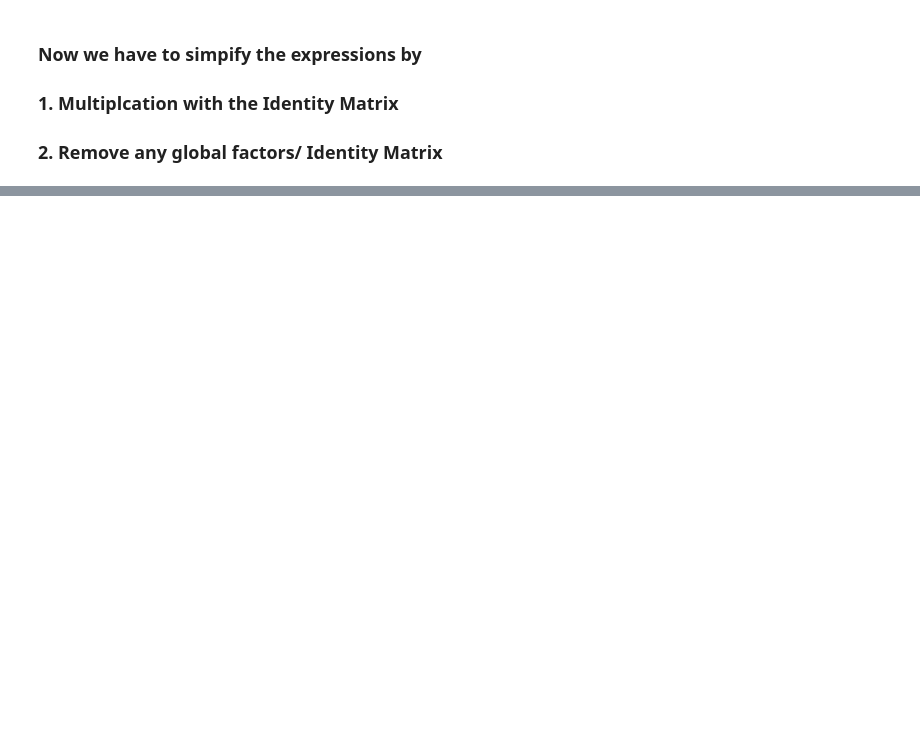
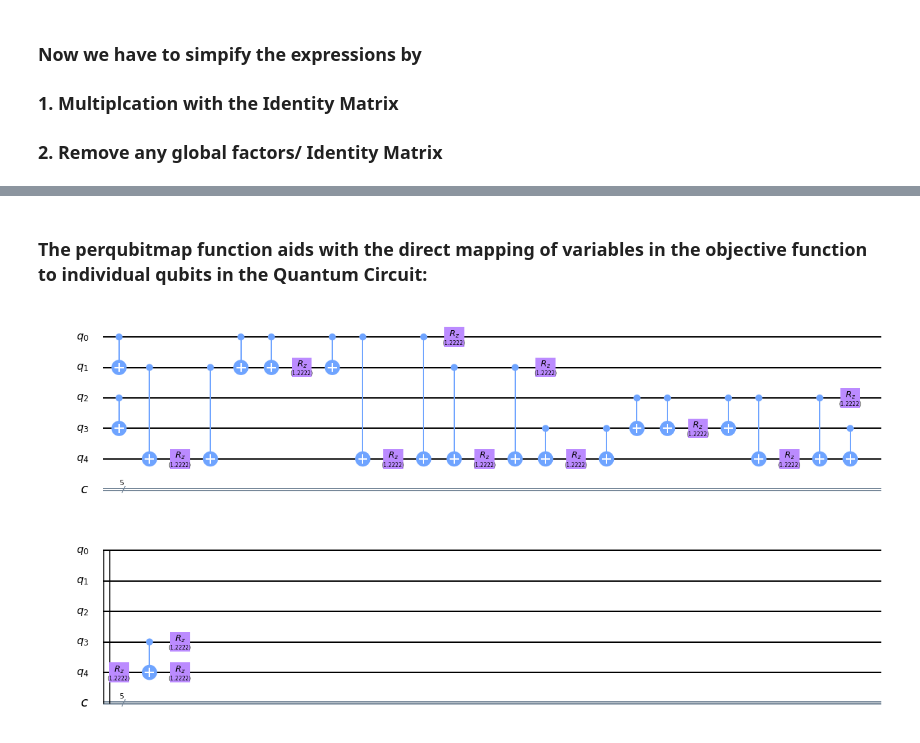
Before and after one commit to Anand270294/qiskit_test, a Jupyter notebook: Hamiltonians.ipynb, the cells around one changed output, grey strips where cells are left out. Drawn from its saved outputs; the diff is of its cells as text; code cells hidden in the pictures; blank space fills up the shorter version.

Commit message:
basic cost hamil class

```diff
--- a/Hamiltonians.ipynb
+++ b/Hamiltonians.ipynb
@@ -90,0 +96,3 @@ import P_Hamil as ph
+# %%
+obj = 'x_5 * ((x_1*x_2) + (x_3*x_4))'
+var = ['x_1','x_2','x_3','x_4','x_5']
@@ -90,0 +101,2 @@ import P_Hamil as ph
+# %%
+pham = ph.P_Hamil(obj,var)
@@ -90,0 +133,2 @@ import P_Hamil as ph
+# %% [markdown]
+### The perqubitmap function aids with the direct mapping of variables in the objective function to individual qubits in the Quantum Circuit:
@@ -90,0 +137,4 @@ import P_Hamil as ph
+# %%
+pham.drawCircuit(output='mpl')
+# %% [output]
+[figure, added]
```
Also changed, not shown: parts of 11 cells of this notebook, 2 other files.
